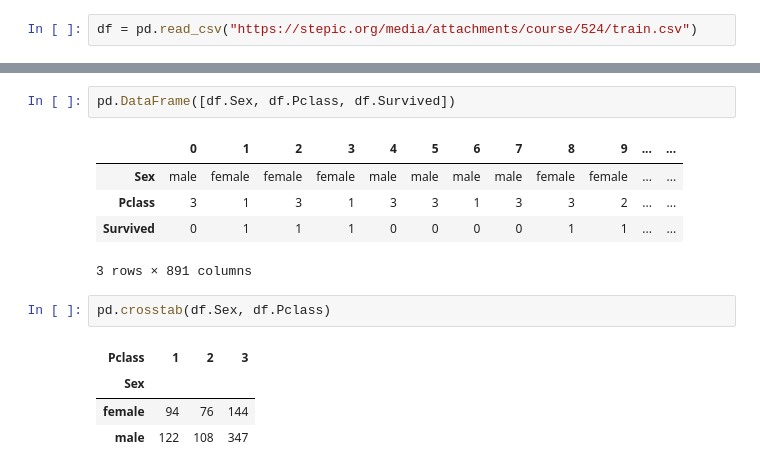
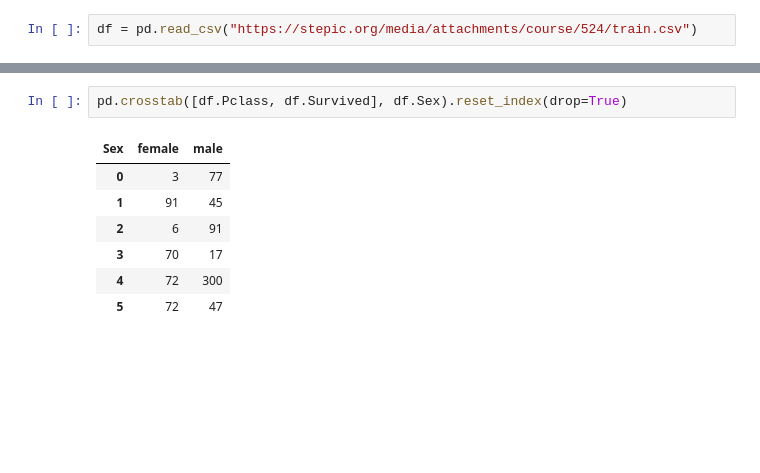
Before and after one commit to PavelVoroninR/Jupiter, a Jupyter notebook: Logistic Regression.ipynb, the cells around one changed output, grey strips where cells are left out. Saved outputs shown, nothing was run; the diff lists cells and outputs as text; blank space fills up the shorter version.

```diff
--- a/Logistic Regression.ipynb
+++ b/Logistic Regression.ipynb
@@ -25,17 +45,12 @@ df.head(10)
 # %% [markdown]
 ![image.png](attachment:image.png)
 # %%
-pd.DataFrame([df.Sex, df.Pclass, df.Survived])
+pd.crosstab([df.Pclass, df.Survived], df.Sex).reset_index(drop=True)
 # %% [output]
-|  | 0 | 1 | 2 | 3 | 4 | 5 | 6 | 7 | 8 | 9 | ... | ... |
-| Sex | male | female | female | female | male | male | male | male | female | female | ... | ... |
-| Pclass | 3 | 1 | 3 | 1 | 3 | 3 | 1 | 3 | 3 | 2 | ... | ... |
-| Survived | 0 | 1 | 1 | 1 | 0 | 0 | 0 | 0 | 1 | 1 | ... | ... |
+| Sex | female | male |
+| 0 | 3 | 77 |
+| 1 | 91 | 45 |
+| 2 | 6 | 91 |
+| 3 | 70 | 17 |
+| 4 | 72 | 300 |
+| 5 | 72 | 47 |
-3 rows × 891 columns
-# %%
-pd.crosstab(df.Sex, df.Pclass)
-# %% [output]
-| Pclass | 1 | 2 | 3 |
-| Sex |  |  |  |
-| female | 94 | 76 | 144 |
-| male | 122 | 108 | 347 |
```
Also changed, not shown: parts of 1 cell of this notebook.
